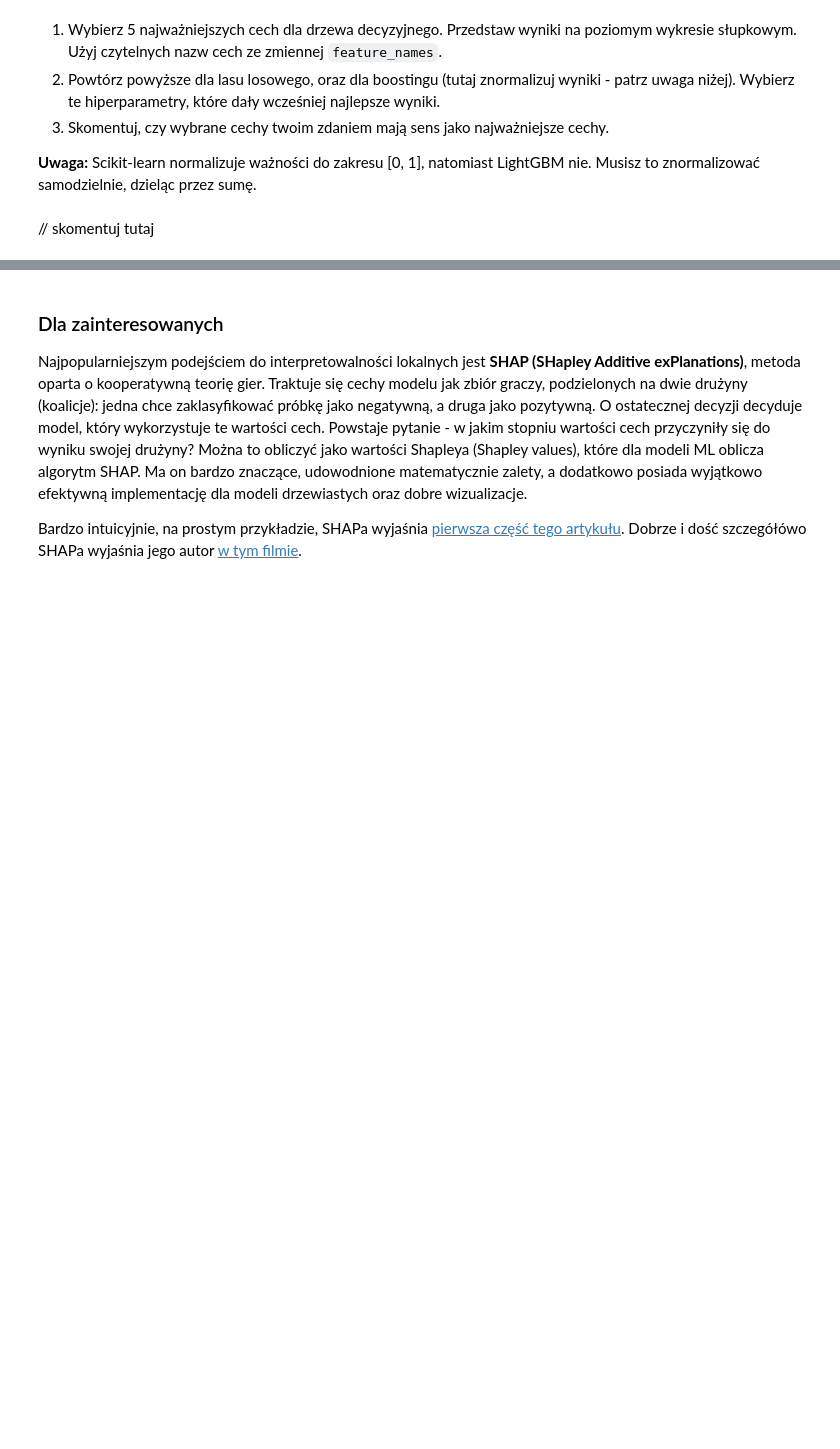
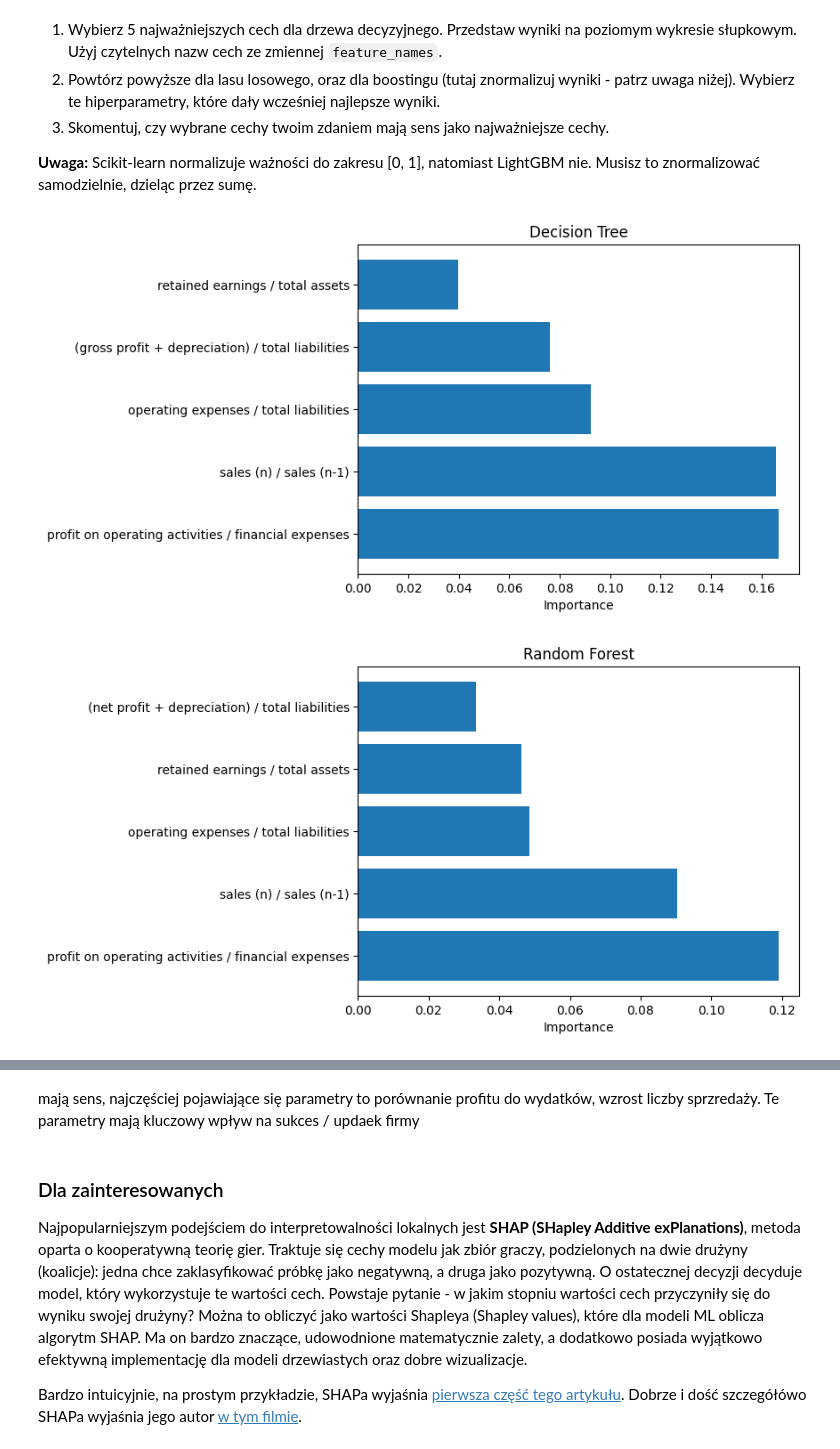
Before and after one commit to Kacper-Jakubiak/sztuczna-inteligencja, a Jupyter notebook: lab2/lab_2.ipynb, the cells around one changed output, grey strips where cells are left out. Drawn from its saved outputs; the diff is of its cells as text; code cells hidden in the pictures; blank space fills up the shorter version.

```diff
--- a/lab2/lab_2.ipynb
+++ b/lab2/lab_2.ipynb
@@ -170,12 +168,14 @@ from sklearn.impute import SimpleImputer
 if 'Attr37' in X.columns:
   X = X.drop(columns='Attr37')
 
+
 X_train, X_test, y_train, y_test = train_test_split(X, y, test_size=0.2, shuffle=True, stratify=y, random_state=0)
 
 imputer = SimpleImputer(strategy='mean')
 imputer.fit(X_train)
-X_train = imputer.transform(X_train)
-X_test = imputer.transform(X_test)
+
+X_train = pd.DataFrame(imputer.transform(X_train), columns=X_train.columns, index=X_train.index)
+X_test  = pd.DataFrame(imputer.transform(X_test), columns=X_test.columns, index=X_test.index)
 # %%
 import numpy as np
 
@@ -421,0 +460,12 @@ Pamiętaj o `random_state`, `n_jobs` i prawdopodobieństwach dla AUROC.
+# %%
+# your_code
+from lightgbm import LGBMClassifier
+
+lgbm_default = LGBMClassifier(importance_type="gain", random_state=0, n_jobs=-1)
+lgbm_default.fit(X_train_smoted, y_train_smoted)
+
+y_proba = lgbm_default.predict_proba(X_test)[:, 1]
+auroc = roc_auc_score(y_test, y_proba)
+
+print()
+print(f"{auroc = :.4f}")
@@ -510,2 +627,34 @@ Ze względu na powyższe, ważności cech normalizuje się często do zakresu [0
-# %% [markdown]
-// skomentuj tutaj
+# %%
+# your_code
+def plot_feature_importance(classifier, title, normalize=False):
+  global feature_names
+  importances = classifier.feature_importances_
+  if normalize:
+    importances = importances / importances.sum()
+  indices = np.argsort(importances)[-5:][::-1]
+  top_features = [feature_names[i] for i in indices]
+  top_importances = importances[indices]
+  plt.barh(top_features, top_importances)
+  plt.title(title)
+  plt.xlabel("Importance")
+  plt.show()
+  return
+
+
+tree = DecisionTreeClassifier(random_state=0)
+tree.fit(X_train_smoted, y_train_smoted)
+
+plot_feature_importance(tree, "Decision Tree")
+
+forest = RandomForestClassifier(n_estimators=500, criterion='entropy', random_state=0, n_jobs=-1, **best_params_forest)
+forest.fit(X_train_smoted, y_train_smoted)
+
+plot_feature_importance(forest, "Random Forest")
+
+lgbm = LGBMClassifier(importance_type="gain", random_state=0, n_jobs=-1, **best_params_lgbm)
+lgbm.fit(X_train_smoted, y_train_smoted)
+
+plot_feature_importance(lgbm, "LightGBM", normalize=True)
+# %% [output]
+[figure, added]
+[figure, added]
@@ -512,3 +662,5 @@ Ze względu na powyższe, ważności cech normalizuje się często do zakresu [0
+# %% [markdown]
+mają sens, najczęściej pojawiające się parametry to porównanie profitu do wydatków, wzrost liczby sprzredaży. Te parametry mają kluczowy wpływ na sukces / updaek firmy
 # %% [markdown]
 ### Dla zainteresowanych
 
```
Also changed, not shown: parts of 25 cells of this notebook.
